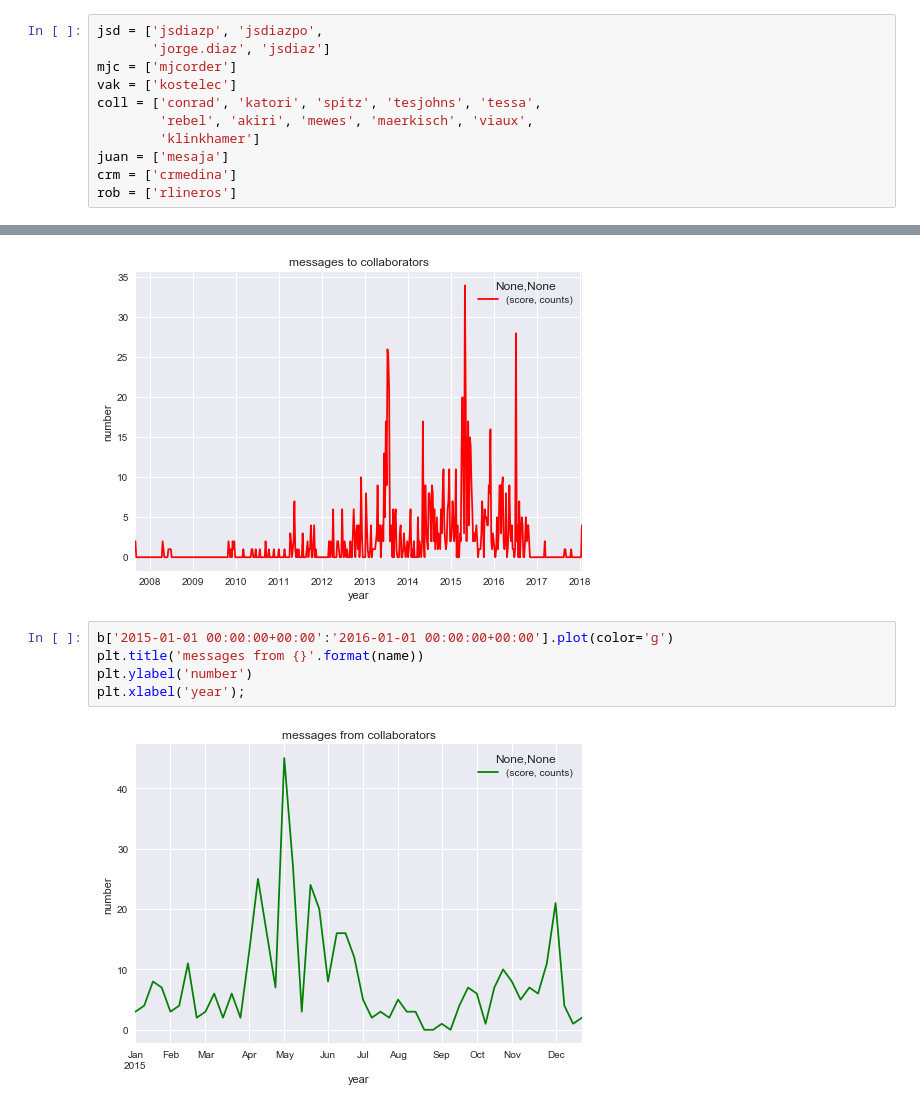
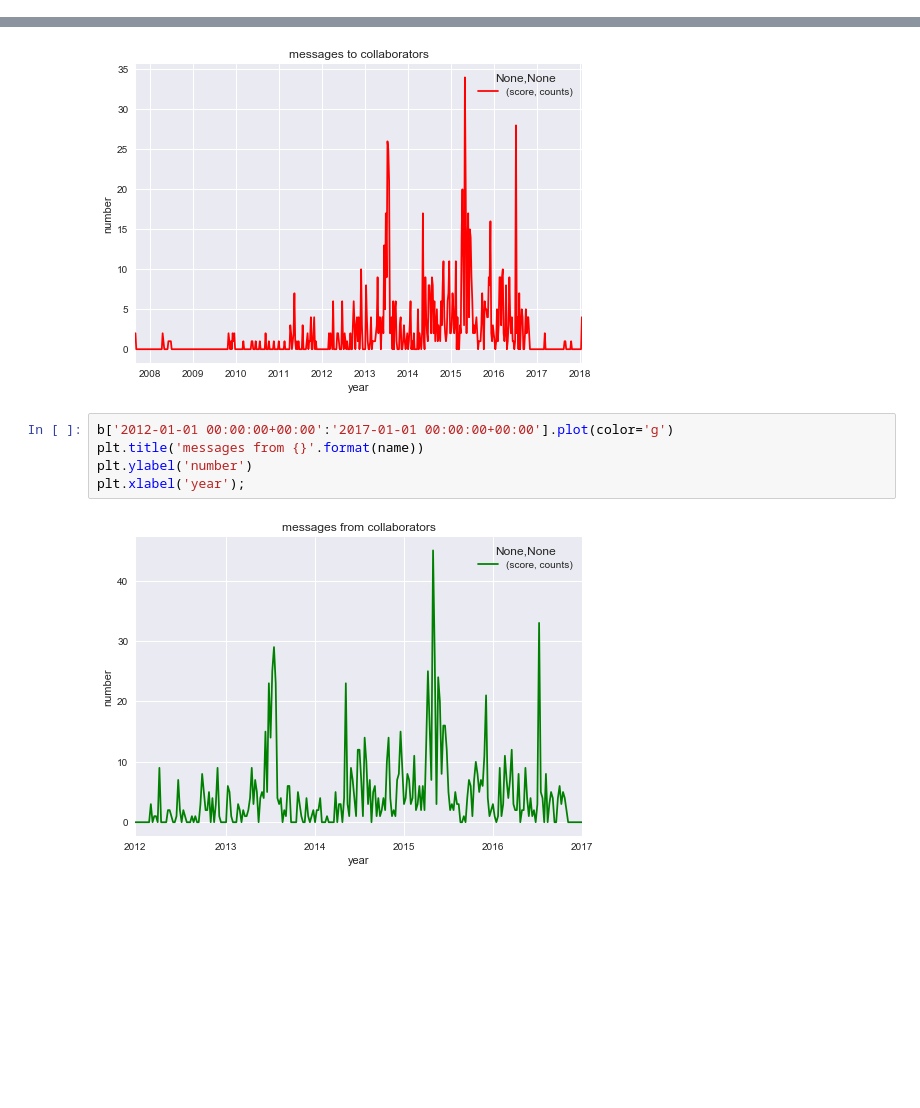
Before and after one commit to jsdiazpo/Gmail_Analysis, a Jupyter notebook: Gmail_Analysis.ipynb, the cells around one changed output, grey strips where cells are left out. Cells and saved outputs as stored; diff of their text form; blank space fills up the shorter version.

```diff
--- a/Gmail_Analysis.ipynb
+++ b/Gmail_Analysis.ipynb
@@ -278,17 +278,6 @@ Thursday     8708
 Tuesday      9115
 Wednesday    9370
 dtype: int64
-# %%
-jsd = ['jsdiazp', 'jsdiazpo',
-       'jorge.diaz', 'jsdiaz']
-mjc = ['mjcorder']
-vak = ['kostelec']
-coll = ['conrad', 'katori', 'spitz', 'tesjohns', 'tessa',
-        'rebel', 'akiri', 'mewes', 'maerkisch', 'viaux',
-        'klinkhamer']
-juan = ['mesaja']
-crm = ['crmedina']
-rob = ['rlineros']
 # %%
 def rename(txt, list_to_rename, new_name):
     txt = str(txt)
@@ -419,9 +390,9 @@ plt.xlabel('year');
 [figure]
 [figure]
 # %%
-b['2015-01-01 00:00:00+00:00':'2016-01-01 00:00:00+00:00'].plot(color='g')
+b['2012-01-01 00:00:00+00:00':'2017-01-01 00:00:00+00:00'].plot(color='g')
 plt.title('messages from {}'.format(name))
 plt.ylabel('number')
 plt.xlabel('year');
 # %% [output]
-[figure, old version]
+[figure, new version]
```
Also changed, not shown: parts of 7 cells of this notebook.
